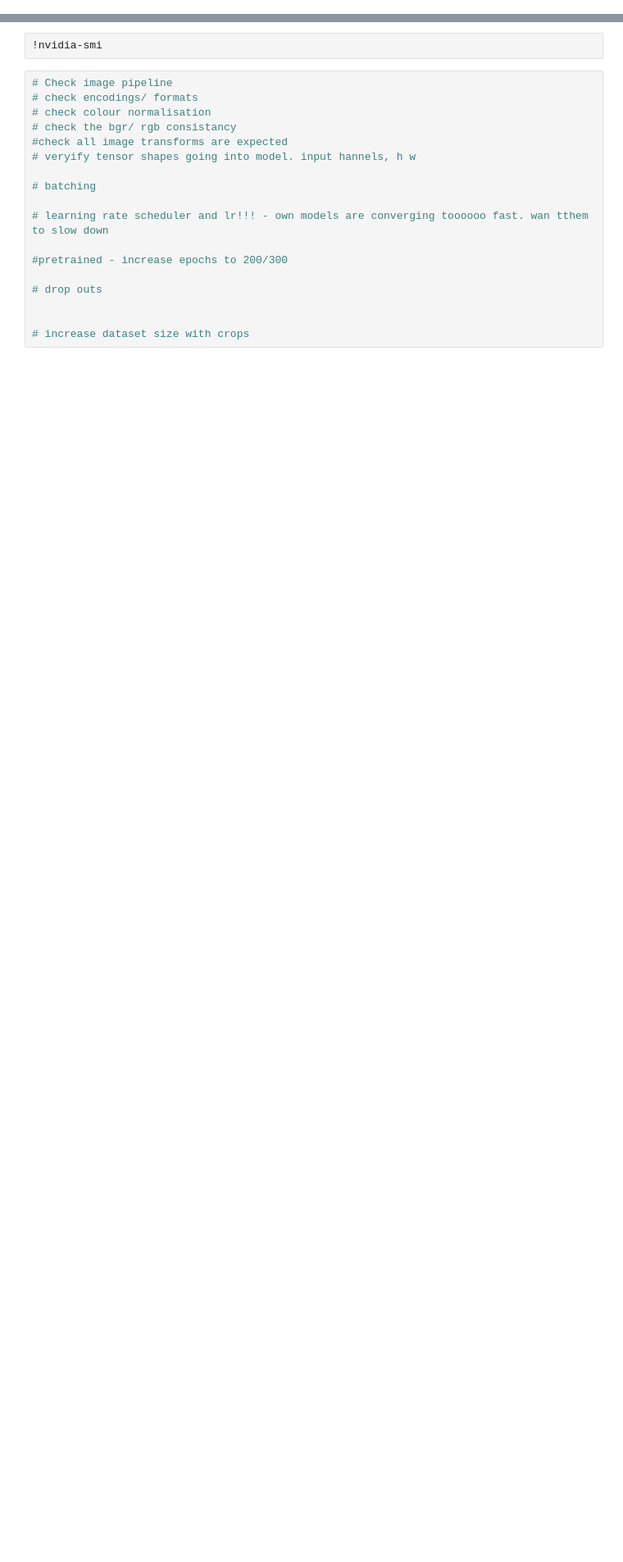
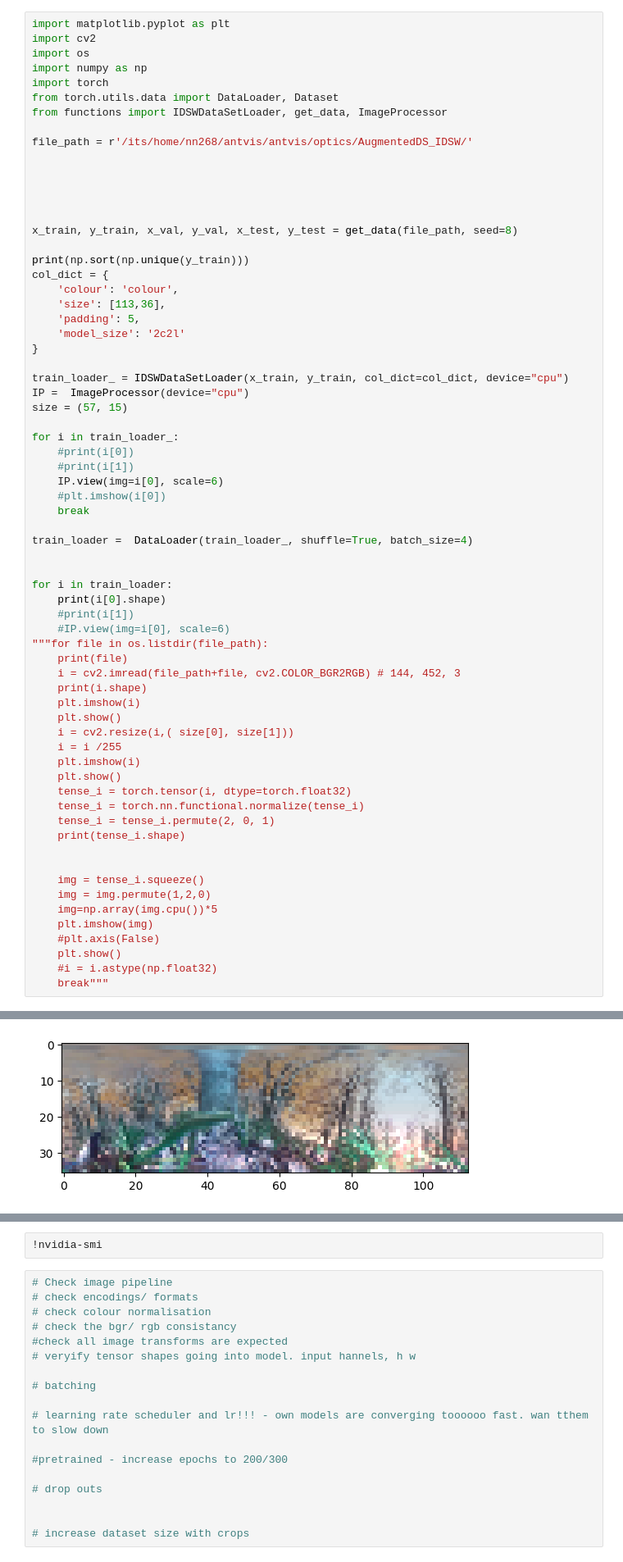
Before and after one commit to Naybellez/antvis, a Jupyter notebook: optics/Untitled.ipynb, the cells around one changed output, grey strips where cells are left out. Shown at 82% size. Cells and saved outputs as stored; diff of their text form; blank space fills up the shorter version.

```diff
--- a/optics/Untitled.ipynb
+++ b/optics/Untitled.ipynb
@@ -0,0 +1,68 @@
+# %%
+import matplotlib.pyplot as plt
+import cv2
+import os
+import numpy as np
+import torch
+from torch.utils.data import DataLoader, Dataset
+from functions import IDSWDataSetLoader, get_data, ImageProcessor
+
+file_path = r'/its/home/nn268/antvis/antvis/optics/AugmentedDS_IDSW/'
+
+
+
+
+
+x_train, y_train, x_val, y_val, x_test, y_test = get_data(file_path, seed=8)
+
+print(np.sort(np.unique(y_train)))
+col_dict = {
+    'colour': 'colour',
+    'size': [113,36],
+    'padding': 5,
+    'model_size': '2c2l'
+}
+
+train_loader_ = IDSWDataSetLoader(x_train, y_train, col_dict=col_dict, device="cpu")
+IP =  ImageProcessor(device="cpu")
+size = (57, 15)
+
+for i in train_loader_:
+    #print(i[0])
+    #print(i[1])
+    IP.view(img=i[0], scale=6)
+    #plt.imshow(i[0])
+    break
+
+train_loader =  DataLoader(train_loader_, shuffle=True, batch_size=4)
+
+
+for i in train_loader:
+    print(i[0].shape)
+    #print(i[1])
+    #IP.view(img=i[0], scale=6)
+"""for file in os.listdir(file_path):
+    print(file)
+    i = cv2.imread(file_path+file, cv2.COLOR_BGR2RGB) # 144, 452, 3
+    print(i.shape)
+    plt.imshow(i)
+    plt.show()
+    i = cv2.resize(i,( size[0], size[1]))
+    i = i /255
+    plt.imshow(i)
+    plt.show()
+    tense_i = torch.tensor(i, dtype=torch.float32)
+    tense_i = torch.nn.functional.normalize(tense_i)
+    tense_i = tense_i.permute(2, 0, 1)
+    print(tense_i.shape)
+
+
+    img = tense_i.squeeze()
+    img = img.permute(1,2,0)
+    img=np.array(img.cpu())*5
+    plt.imshow(img)
+    #plt.axis(False)
+    plt.show()
+    #i = i.astype(np.float32)
+    break"""
+# %% [output]
@@ -0,0 +71 @@
+[figure, added]
```
Also changed, not shown: parts of 11 cells of this notebook, 17 other files.
